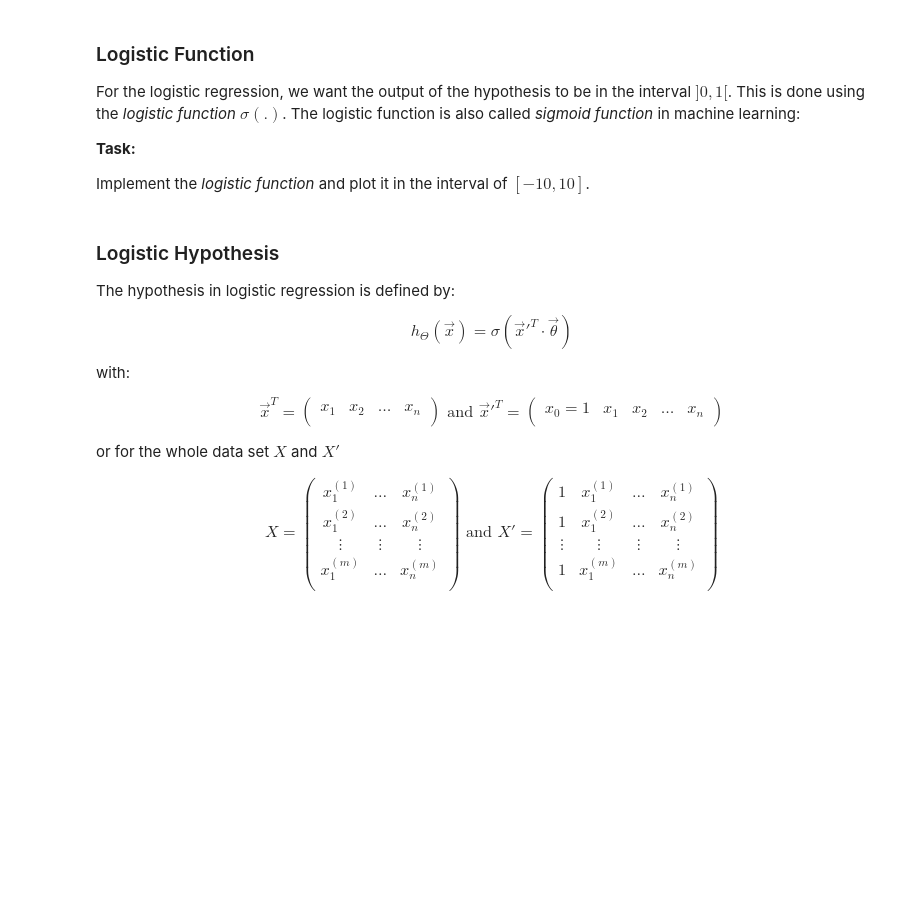
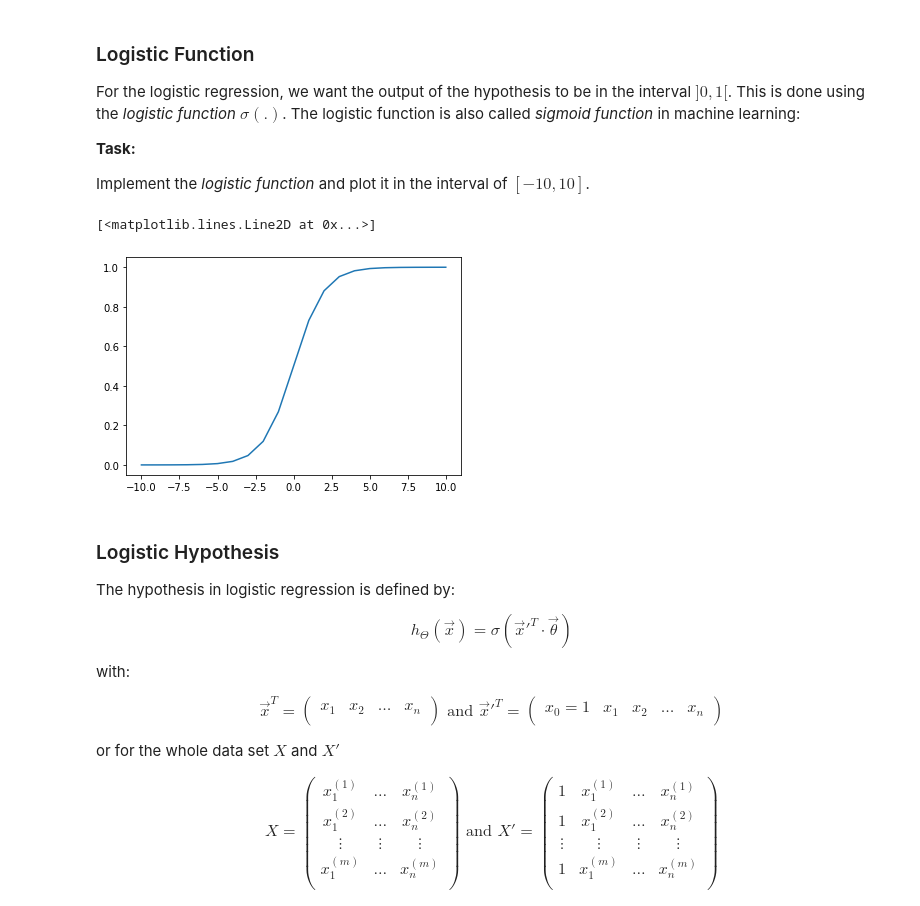
Before and after one commit to butburg/wissensrepraesentation, a Jupyter notebook: exercise-logistic-regression.ipynb, the cells around one changed output. Saved outputs shown, nothing was run; the diff lists cells and outputs as text; code cells hidden in the pictures; blank space fills up the shorter version.

Commit message:
impl logistic_function

```diff
--- a/exercise-logistic-regression.ipynb
+++ b/exercise-logistic-regression.ipynb
@@ -273,9 +278,18 @@ Implement the _logistic function_ and plot it in the interval of $[-10,10]$.
 # %%
 def logistic_function(x):
     """ Applies the logistic function to x, element-wise. """
-    raise NotImplementedError("You should implement this function")
+
+    return 1 / (1 + np.exp(-x))
 
 ### Insert code to plot the logistic function below
+tenten = np.arange(-10,11, 1)
+log = logistic_function(tenten)
+
+plt.figure()
+plt.plot(tenten, log)
+# %% [output]
+[<matplotlib.lines.Line2D at 0x...>]
+[figure, added]
 # %% [markdown]
 ### Logistic Hypothesis
 
```
Also changed, not shown: parts of 2 cells of this notebook.
